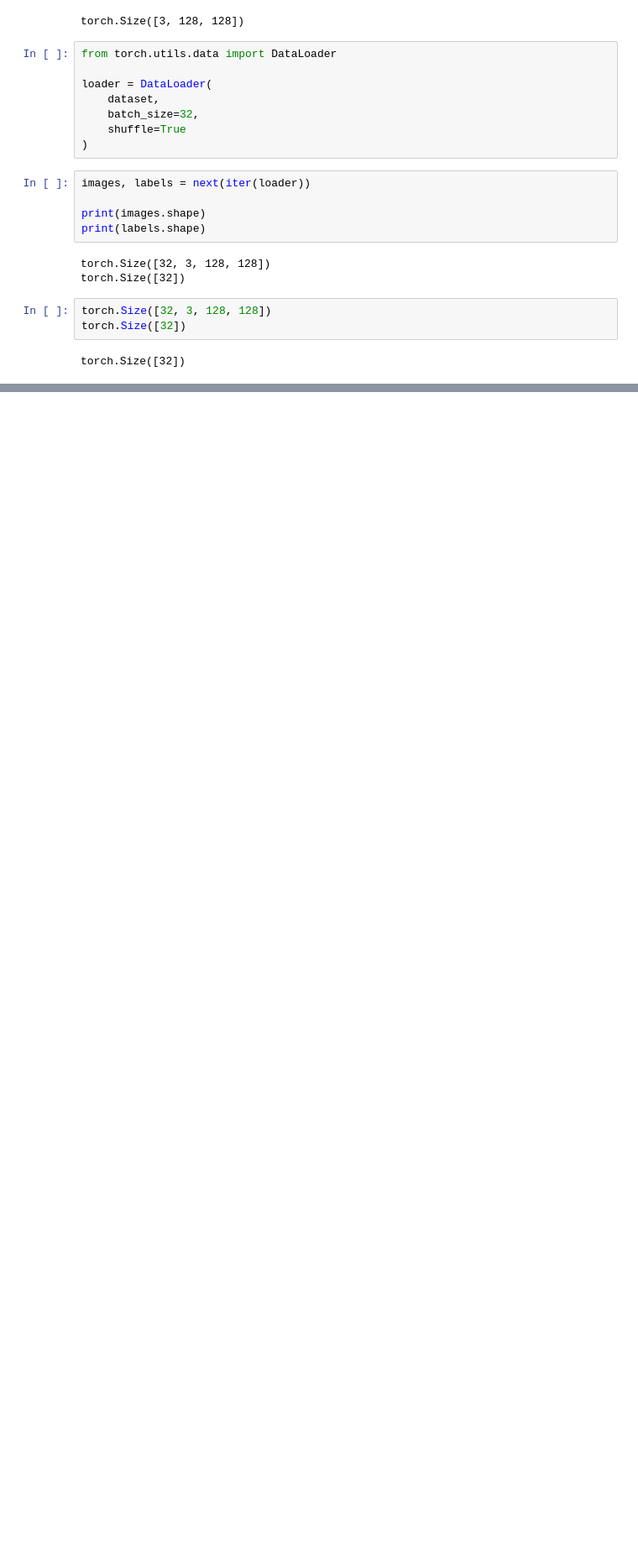
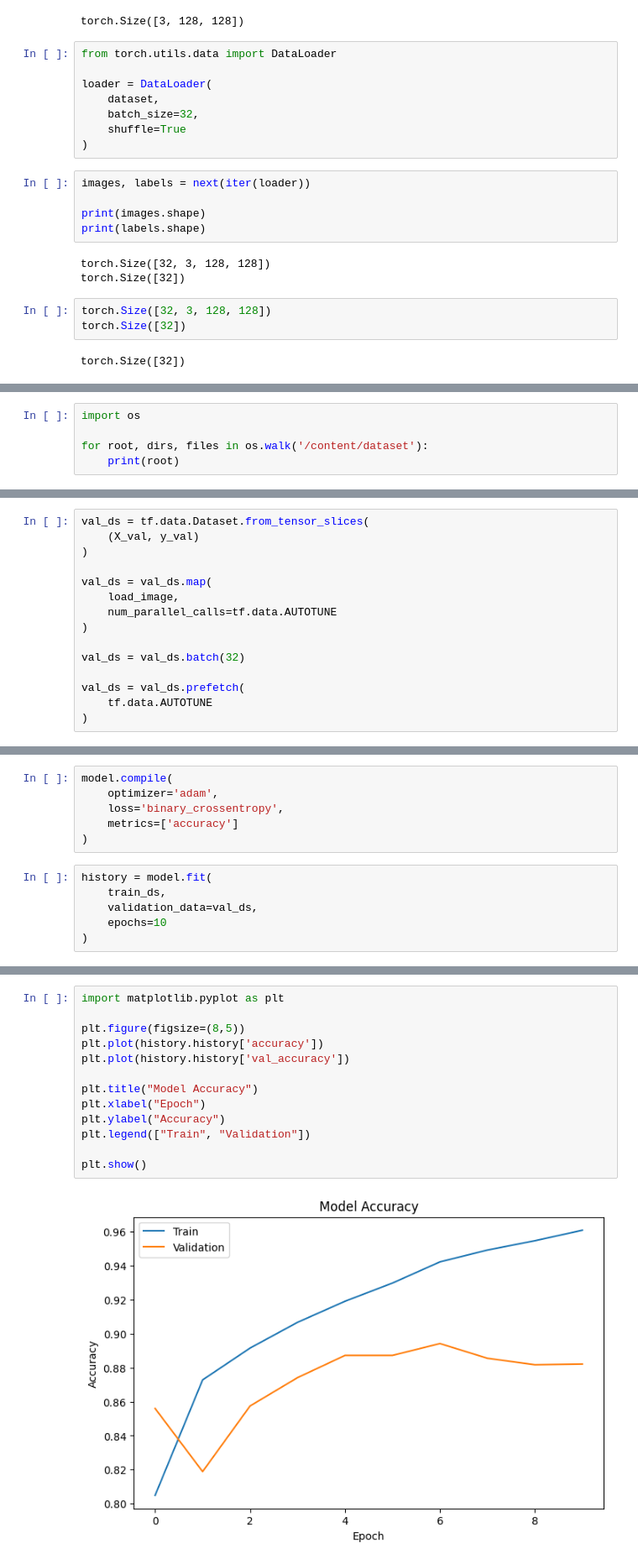
Before and after one commit to rishitmiglani2006-web/Gender_classification, a Jupyter notebook: Gender_classification.ipynb, the cells around one changed output, grey strips where cells are left out. Shown at 84% size. Drawn from its saved outputs; the diff is of its cells as text; blank space fills up the shorter version.

```diff
--- a/Gender_classification.ipynb
+++ b/Gender_classification.ipynb
@@ -252,0 +647,5 @@ torch.Size([32])
+# %%
+import os
+
+for root, dirs, files in os.walk('/content/dataset'):
+    print(root)
@@ -252,0 +820,15 @@ torch.Size([32])
+# %%
+val_ds = tf.data.Dataset.from_tensor_slices(
+    (X_val, y_val)
+)
+
+val_ds = val_ds.map(
+    load_image,
+    num_parallel_calls=tf.data.AUTOTUNE
+)
+
+val_ds = val_ds.batch(32)
+
+val_ds = val_ds.prefetch(
+    tf.data.AUTOTUNE
+)
@@ -252,0 +842,12 @@ torch.Size([32])
+# %%
+model.compile(
+    optimizer='adam',
+    loss='binary_crossentropy',
+    metrics=['accuracy']
+)
+# %%
+history = model.fit(
+    train_ds,
+    validation_data=val_ds,
+    epochs=10
+)
@@ -252,0 +875,15 @@ torch.Size([32])
+# %%
+import matplotlib.pyplot as plt
+
+plt.figure(figsize=(8,5))
+plt.plot(history.history['accuracy'])
+plt.plot(history.history['val_accuracy'])
+
+plt.title("Model Accuracy")
+plt.xlabel("Epoch")
+plt.ylabel("Accuracy")
+plt.legend(["Train", "Validation"])
+
+plt.show()
+# %% [output]
+[figure, added]
```
Also changed, not shown: parts of 70 cells of this notebook.
